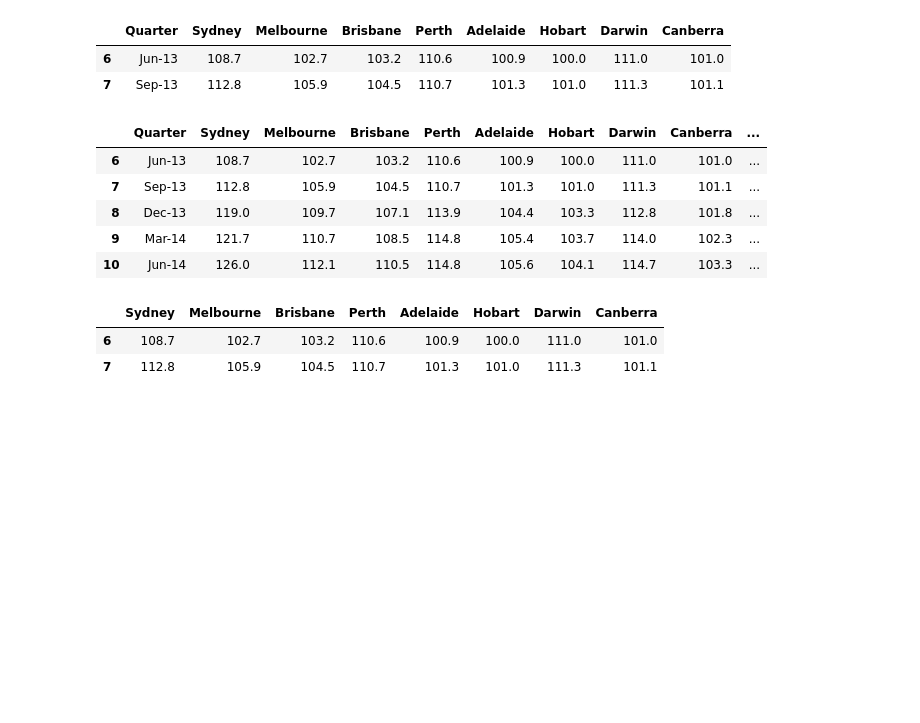
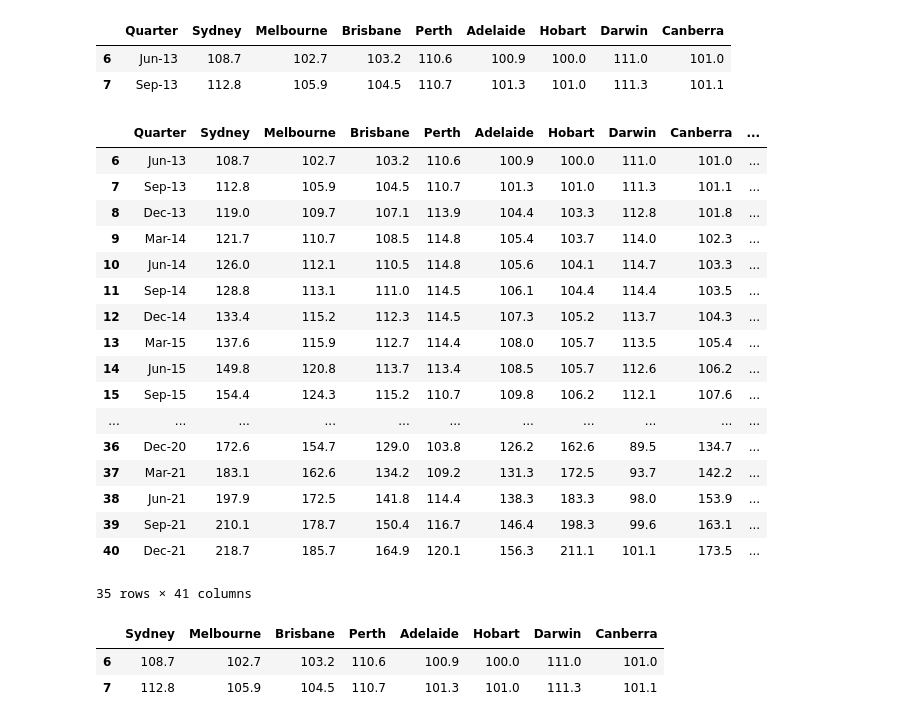
Before and after one commit to L-Tren/Project-1-Group-2, a Jupyter notebook: Project_1_Group2.ipynb, the cells around one changed output. Cells and saved outputs as stored; diff of their text form; code cells hidden in the pictures; blank space fills up the shorter version.

```diff
--- a/Project_1_Group2.ipynb
+++ b/Project_1_Group2.ipynb
@@ -188,20 +188,32 @@ df_property_price_indexes.head(2)
 # %%
 # Convert the indexes into percentage movement per quarter
 for column in df_property_price_indexes.columns[1:]:
     df_property_price_indexes[column + ' Variation'] = round(df_property_price_indexes[column].pct_change() * 100,2)
 
 # Update first row from 'NaN' to display zero
 df_property_price_indexes.fillna(0, inplace=True)
 
 #Display cleaned dataframe
-df_property_price_indexes.head()
+df_property_price_indexes
 # %% [output]
 |  | Quarter | Sydney | Melbourne | Brisbane | Perth | Adelaide | Hobart | Darwin | Canberra | ... |
 | 6 | Jun-13 | 108.7 | 102.7 | 103.2 | 110.6 | 100.9 | 100.0 | 111.0 | 101.0 | ... |
 | 7 | Sep-13 | 112.8 | 105.9 | 104.5 | 110.7 | 101.3 | 101.0 | 111.3 | 101.1 | ... |
 | 8 | Dec-13 | 119.0 | 109.7 | 107.1 | 113.9 | 104.4 | 103.3 | 112.8 | 101.8 | ... |
 | 9 | Mar-14 | 121.7 | 110.7 | 108.5 | 114.8 | 105.4 | 103.7 | 114.0 | 102.3 | ... |
 | 10 | Jun-14 | 126.0 | 112.1 | 110.5 | 114.8 | 105.6 | 104.1 | 114.7 | 103.3 | ... |
+| 11 | Sep-14 | 128.8 | 113.1 | 111.0 | 114.5 | 106.1 | 104.4 | 114.4 | 103.5 | ... |
+| 12 | Dec-14 | 133.4 | 115.2 | 112.3 | 114.5 | 107.3 | 105.2 | 113.7 | 104.3 | ... |
+| 13 | Mar-15 | 137.6 | 115.9 | 112.7 | 114.4 | 108.0 | 105.7 | 113.5 | 105.4 | ... |
+| 14 | Jun-15 | 149.8 | 120.8 | 113.7 | 113.4 | 108.5 | 105.7 | 112.6 | 106.2 | ... |
+| 15 | Sep-15 | 154.4 | 124.3 | 115.2 | 110.7 | 109.8 | 106.2 | 112.1 | 107.6 | ... |
+| ... | ... | ... | ... | ... | ... | ... | ... | ... | ... | ... |
+| 36 | Dec-20 | 172.6 | 154.7 | 129.0 | 103.8 | 126.2 | 162.6 | 89.5 | 134.7 | ... |
+| 37 | Mar-21 | 183.1 | 162.6 | 134.2 | 109.2 | 131.3 | 172.5 | 93.7 | 142.2 | ... |
+| 38 | Jun-21 | 197.9 | 172.5 | 141.8 | 114.4 | 138.3 | 183.3 | 98.0 | 153.9 | ... |
+| 39 | Sep-21 | 210.1 | 178.7 | 150.4 | 116.7 | 146.4 | 198.3 | 99.6 | 163.1 | ... |
+| 40 | Dec-21 | 218.7 | 185.7 | 164.9 | 120.1 | 156.3 | 211.1 | 101.1 | 173.5 | ... |
+35 rows × 41 columns
 # %%
 # Slice the Property Dataframe to perform calculations for the Summary Statistics
 reduced_property_df = df_property_price_indexes[['Sydney', 'Melbourne', 'Brisbane', 'Perth', 'Adelaide',
```
Also changed, not shown: parts of 4 cells of this notebook.
